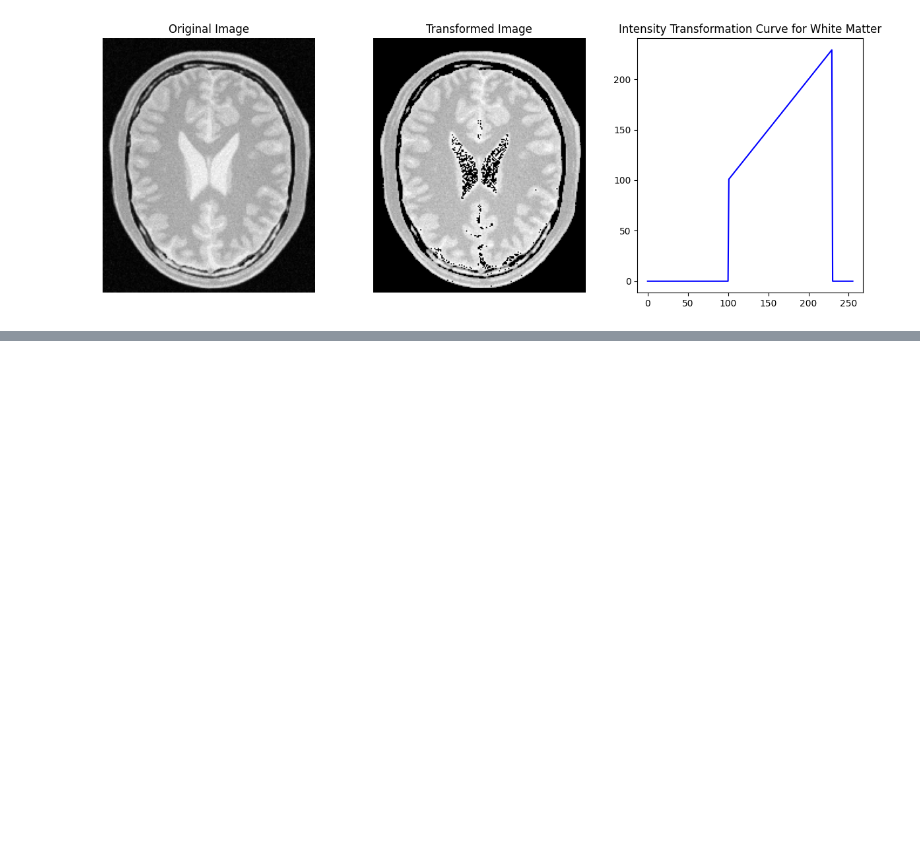
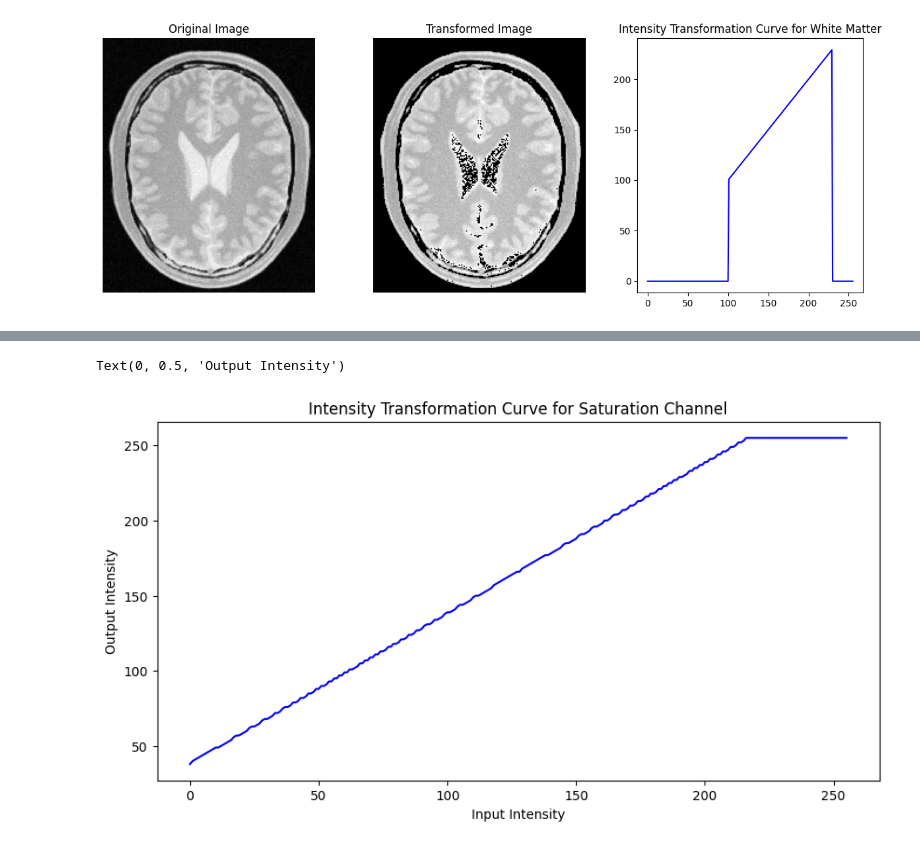
Before and after one commit to DhawalaRajakaruna/Fundamentals-of-Image-Processing-and-Computer-Vison, a Jupyter notebook: Assignemnet_1/assignment.ipynb, the cells around one changed output, grey strips where cells are left out. Saved outputs shown, nothing was run; the diff lists cells and outputs as text; code cells hidden in the pictures; blank space fills up the shorter version.

```diff
--- a/Assignemnet_1/assignment.ipynb
+++ b/Assignemnet_1/assignment.ipynb
@@ -96,0 +218,14 @@ Text(0.5, 1.0, 'Intensity Transformation Curve for White Matter')
+# %%
+#part e
+in_intensity=np.arange(256, dtype=np.uint8)
+out_intensity=np.minimum(in_intensity + a *128* np.exp(-((in_intensity-128)**2)/(2*zigma**2)), 255).astype(np.uint8)
+
+
+fig, ax = plt.subplots(figsize=(10,5))
+ax.plot(in_intensity, out_intensity, color='Blue')
+ax.set_title("Intensity Transformation Curve for Saturation Channel")
+ax.set_xlabel("Input Intensity")
+ax.set_ylabel("Output Intensity")
+# %% [output]
+Text(0, 0.5, 'Output Intensity')
+[figure, added]
```
Also changed, not shown: parts of 5 cells of this notebook.
